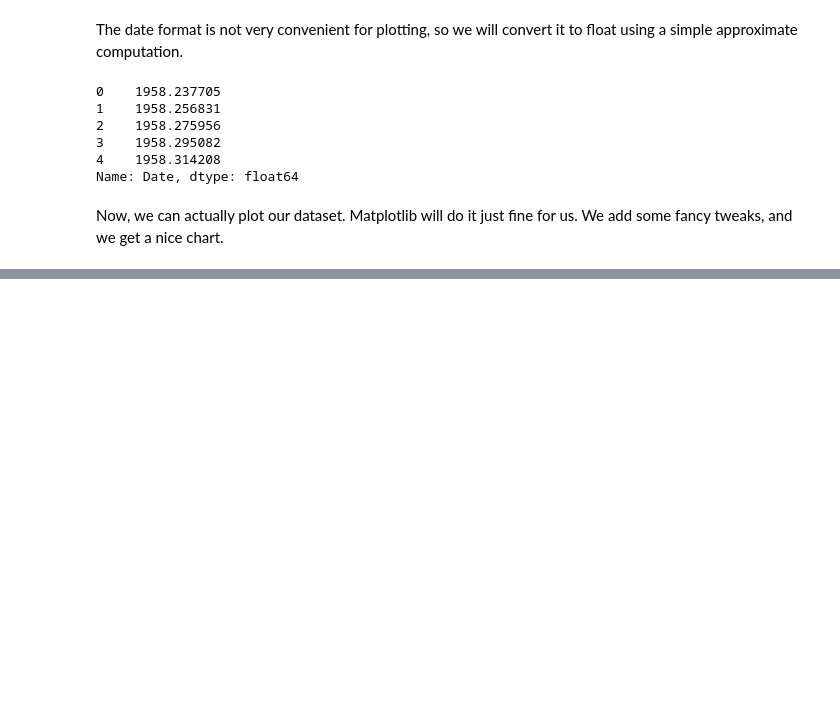
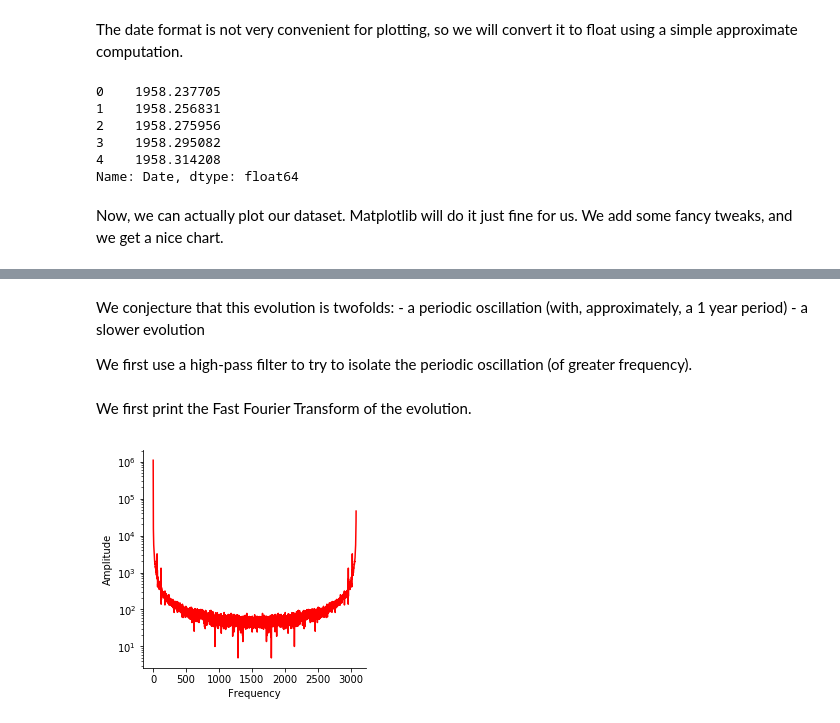
Before and after one commit to Aurele-Barriere/CO2_data_analysis, a Jupyter notebook: evolutionCO2.ipynb, the cells around one changed output, grey strips where cells are left out. Saved outputs shown, nothing was run; the diff lists cells and outputs as text; code cells hidden in the pictures; blank space fills up the shorter version.

```diff
--- a/evolutionCO2.ipynb
+++ b/evolutionCO2.ipynb
@@ -89,0 +90,23 @@ plt.show()
+# %% [markdown]
+We conjecture that this evolution is twofolds:
+    - a periodic oscillation (with, approximately, a 1 year period)
+    - a slower evolution
+
+We first use a high-pass filter to try to isolate the periodic oscillation (of greater frequency).
+# %% [markdown]
+We first print the Fast Fourier Transform of the evolution.
+# %%
+import scipy.signal # SIgnal Processing Library
+array = data['Concentration']
+array_fft = np.fft.fft(array) # getting the Fast Fourier Transform
+
+f, ax1 = plt.subplots(1, 1, figsize=[4, 4])
+ax1.plot(np.abs(array_fft), c='r')
+ax1.set_xlabel("Frequency")
+ax1.set_ylabel("Amplitude")
+ax1.spines['top'].set_visible(False)
+ax1.spines['right'].set_visible(False)
+ax1.semilogy()
+plt.show()
+# %% [output]
+[figure, added]
```
Also changed, not shown: parts of 4 cells of this notebook.
